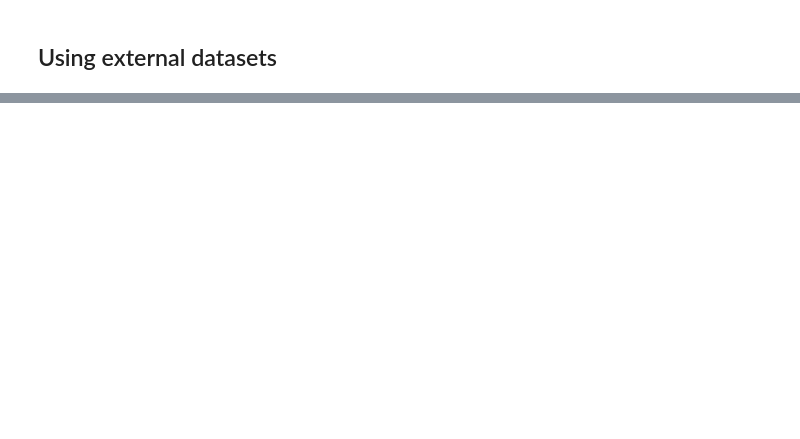
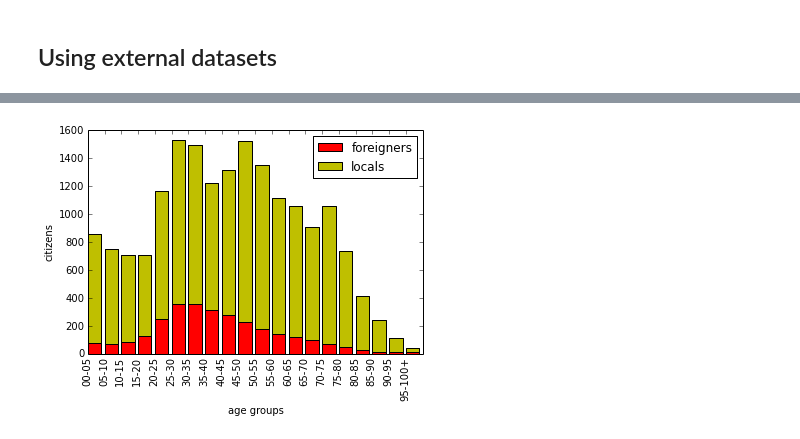
Before and after one commit to KLINGTdotNET/matplotlib-presentation, a Jupyter notebook: matplotlib-presentation.ipynb, the cells around one changed output, grey strips where cells are left out. Saved outputs shown, nothing was run; the diff lists cells and outputs as text; code cells hidden in the pictures; blank space fills up the shorter version.

```diff
--- a/matplotlib-presentation.ipynb
+++ b/matplotlib-presentation.ipynb
@@ -262,0 +228,10 @@ There are many different types of graphs possible, for more <a href='http://matp
+# %%
+# dataset
+datasetpath = 'data/EWR_Ortsteile_2012-12-31.csv'
+data = None
+with open(datasetpath) as f:
+    data = f.readlines()
+
+for i in range(10):
+    print(data[i])
+print('...')
@@ -264,57 +257,91 @@ There are many different types of graphs possible, for more <a href='http://matp
 # distribution of age and population for Berlin districts divided by foreigners and locals
 import csv
 from statistics import mean
+import numpy as np
+from collections import defaultdict
 
 def clean(age, count):
     if 'und' in age:
+        # fix inconsistent values
         agerange = '95-100+'
     else:
         ages = age.split('_')
         agerange = '{}-{}'.format(ages[0], ages[1])
     return agerange, int(count.split(',')[0])
 
-data = {'total': {'foreigner': {}, 'local': {}}}
-with open('data/EWR_Ortsteile_2012-12-31.csv') as f:
+data = {
+'total': {
+    'foreigner': defaultdict(list),
+    'local': defaultdict(list)
+    }
+}
+with open(datasetpath) as f:
     # automatically uses csv header to generate keys
+    # regardless of their name, csv files are not always delimited by `,`
     csvdata = csv.DictReader(f, delimiter=';')
+    # csvdata is a list of dict's, one dictionary for each line of data
     for dict_row in csvdata:
+        # collect values for each district
         district = dict_row['Bez-Name']
         # maybe I should use defaultdicts ...
         if not district in data:
-            data[district] = {}
+            data[district] = {
+                'foreigner': {},
+                'local': {}
+            }
         citizenship = dict_row['Staatsangeh']
+        # clean up inconsistent values
         age, cnt = clean(dict_row['Altersgr'], dict_row['Häufigkeit'])
         if citizenship == 'A':
-            if not age in data['total']['foreigner']:
-                data['total']['foreigner'][age] = []
+            # totals could be accumulated by a seperate function, but it's more convenient this way
             data['total']['foreigner'][age].append(cnt)
-            if not 'foreigner' in data[district]:
-                data[district]['foreigner'] = {}
             data[district]['foreigner'][age] = cnt
         elif citizenship == 'D':
-            if not age in data['total']['local']:
-                data['total']['local'][age] = []
             data['total']['local'][age].append(cnt)
-            if not 'local' in data[district]:
-                data[district]['local'] = {}
             data[district]['local'][age] = cnt
 
 # calculate the average age of each district for foreigner and locals
-foreigners = {'age':[], 'means': []}
-for age in sorted(data['total']['foreigner']):
+foreigners = {
+    'age': [],   # x-axis
+    'means': []  # y-axis
+}
+
+locals = {
+    'age':[],
+    'means': []
+}
+
+# iterate over the sorted keys and add the values in order to the list
+for age, number in sorted(data['total']['foreigner'].items()):
+    # number is a list containing the number of foreigners/locals of the specific age for each district
     foreigners['age'].append(age)
-    foreigners['means'].append(mean(data['total']['foreigner'][age]))
-locals = {'age':[], 'means': []}
-for age in sorted(data['total']['local']:
+    # add the arithmetic mean over all numbers of foreigners/local for that age in each district
+    foreigners['means'].append(mean(number))
+for age, number in sorted(data['total']['local'].items()):
     locals['age'].append(age)
-    locals['means'].append(mean(data['total']['local'][age]))
+    locals['means'].append(mean(number))
 
+# import pprint
+# pp = pprint.PrettyPrinter()
+# pp.pprint(locals)
+
+# numpy.arange returns evenly spaced for the given range, g.e. arange(3) returns [0, 1, 2]
+# this will be used to set the x-coordinate of each bar in the plot
+# http://docs.scipy.org/doc/numpy/reference/generated/numpy.arange.html
 indices = np.arange(len(foreigners['means']))
+# http://matplotlib.org/api/pyplot_api.html#matplotlib.pyplot.bar
+# plt.bar("x-coord from the left", "bar height", ...)
 fplt = plt.bar(indices, foreigners['means'], color='r')
+# bottom - distance from the x-axis
 lplt = plt.bar(indices, locals['means'], color='y', bottom=foreigners['means'])
+# http://matplotlib.org/api/pyplot_api.html#matplotlib.pyplot.xticks
 plt.xticks(indices, locals['age'], rotation='vertical')
+# labels
 plt.xlabel('age groups')
 plt.ylabel('citizens')
+# prints the legend
+# http://matplotlib.org/api/pyplot_api.html#matplotlib.pyplot.legend
 plt.legend((fplt, lplt), ('foreigners', 'locals'))
+# show the plot
 plt.show()
 # %% [output]
@@ -321,0 +348 @@ SyntaxError: invalid syntax (<ipython-input-10-1c5fcaaa97e9>, line 45)
+[figure, added]
```
Also changed, not shown: parts of 16 cells of this notebook.
